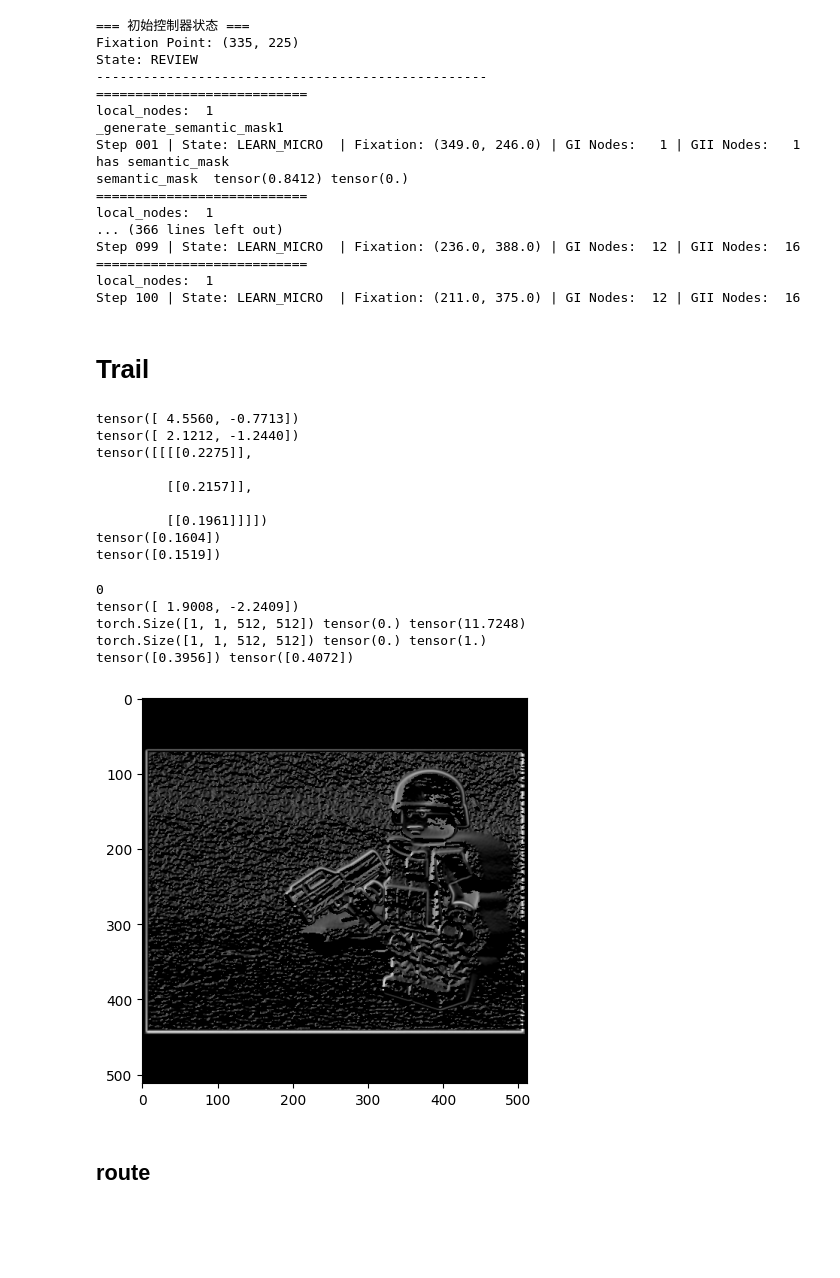
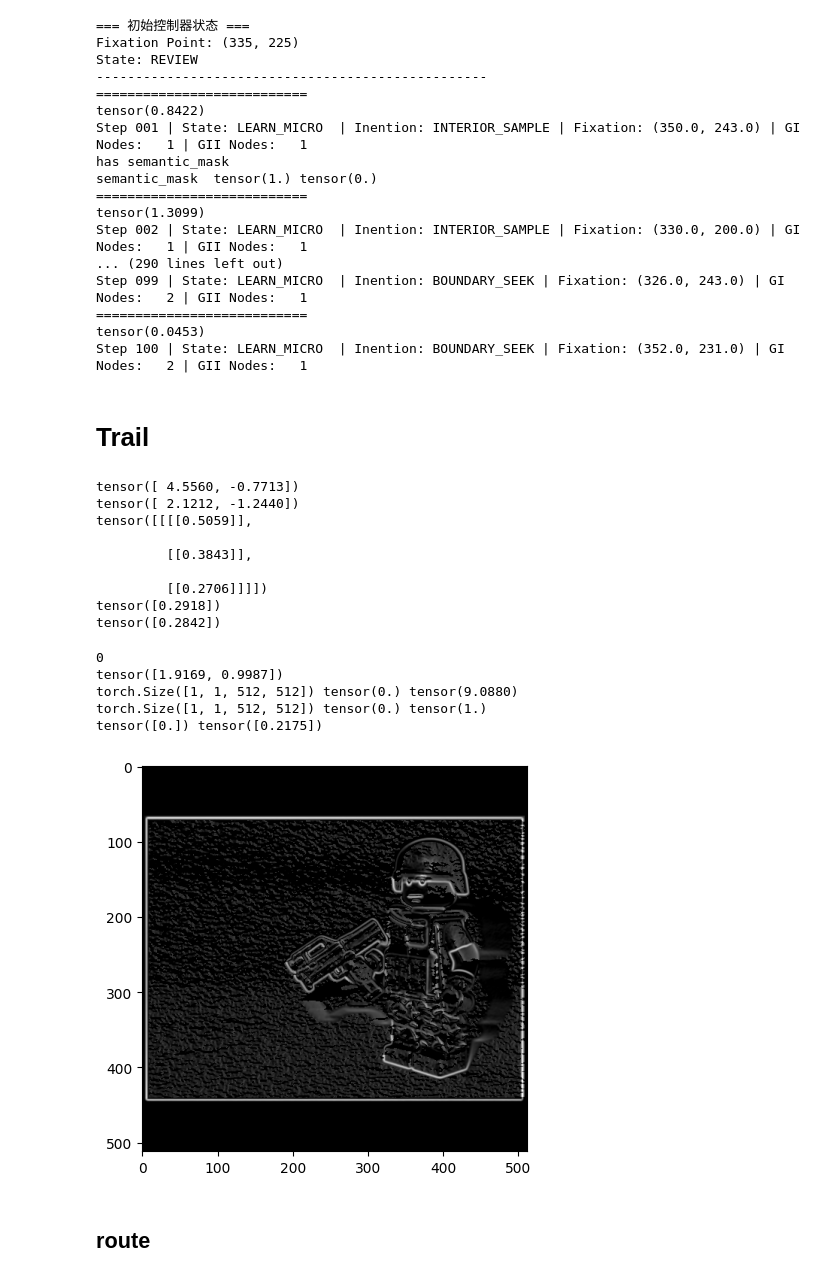
Before and after one commit to jzkaknckx/Conscious-demo, a Jupyter notebook: src/test_memorypoolForJune2.ipynb, the cells around one changed output. Drawn from its saved outputs; the diff is of its cells as text; code cells hidden in the pictures; blank space fills up the shorter version.

Commit message:
intentionAddedinController

```diff
--- a/src/test_memorypoolForJune2.ipynb
+++ b/src/test_memorypoolForJune2.ipynb
@@ -109,6 +109,7 @@ for step in range(1, max_steps + 1):
 
     # 提取当前信息
     current_state = controller.state.name
+    current_intention = controller.micro_intention.name
     fx, fy = controller.fixation_point
     num_gi_nodes = len(gmem_i.nodes)
     num_gii_nodes = len(gmem_ii.semantic_nodes)
@@ -116,6 +117,7 @@ for step in range(1, max_steps + 1):
     # 打印单步调试数据
     print(f"Step {step:03d} | "
           f"State: {current_state:<12} | "
+          f"Inention: {current_intention:<12} | "
           f"Fixation: ({fx:4.1f}, {fy:4.1f}) | "
           f"GI Nodes: {num_gi_nodes:3d} | "
           f"GII Nodes: {num_gii_nodes:3d}")
@@ -139,14 +141,13 @@ for step in range(1, max_steps + 1):
     if prev_state != current_state and controller.semantic_mask is not None:
       print("has semantic_mask")
       print("semantic_mask ", controller.semantic_mask.max(), controller.semantic_mask.min())
-      m1 = controller.matrix1
-      test_m1.append(m1)
       semantic_mask.append(controller.semantic_mask)
       semantic_history.append(controller.semantic_history)
       step_GmemII_sepratemark.append(step)
 
-    if controller.current_interest_map is not None:
-      test_m2.append(controller.current_interest_map)
+    if controller.matrix1 is not None:
+      m1 = controller.matrix1
+      test_m1.append(m1)
 
     '''
     if step in [7,8,9,10,11,12,13,14,15,16,17,18,19]:
@@ -172,18 +173,18 @@ Fixation Point: (335, 225)
 State: REVIEW
 --------------------------------------------------
 ===========================
-local_nodes:  1
-_generate_semantic_mask1
-Step 001 | State: LEARN_MICRO  | Fixation: (349.0, 246.0) | GI Nodes:   1 | GII Nodes:   1
+tensor(0.8422)
+Step 001 | State: LEARN_MICRO  | Inention: INTERIOR_SAMPLE | Fixation: (350.0, 243.0) | GI Nodes:   1 | GII Nodes:   1
 has semantic_mask
-semantic_mask  tensor(0.8412) tensor(0.)
+semantic_mask  tensor(1.) tensor(0.)
 ===========================
-local_nodes:  1
-... (366 lines left out)
-Step 099 | State: LEARN_MICRO  | Fixation: (236.0, 388.0) | GI Nodes:  12 | GII Nodes:  16
+tensor(1.3099)
+Step 002 | State: LEARN_MICRO  | Inention: INTERIOR_SAMPLE | Fixation: (330.0, 200.0) | GI Nodes:   1 | GII Nodes:   1
+... (290 lines left out)
+Step 099 | State: LEARN_MICRO  | Inention: BOUNDARY_SEEK | Fixation: (326.0, 243.0) | GI Nodes:   2 | GII Nodes:   1
 ===========================
-local_nodes:  1
-Step 100 | State: LEARN_MICRO  | Fixation: (211.0, 375.0) | GI Nodes:  12 | GII Nodes:  16
+tensor(0.0453)
+Step 100 | State: LEARN_MICRO  | Inention: BOUNDARY_SEEK | Fixation: (352.0, 231.0) | GI Nodes:   2 | GII Nodes:   1
 # %% [markdown]
 # Trail
 # %%
@@ -197,7 +198,7 @@ import os
 
 # print(controller.interest_map)
 # %%
-nid = 2
+nid = 0
 target_nodes = [gmem_i.nodes[nid]]
 S_maps = {}
 active_nodes = [n for n in target_nodes]
@@ -221,37 +222,37 @@ print(S_m[0,:,252,354])
 # %% [output]
 tensor([ 4.5560, -0.7713])
 tensor([ 2.1212, -1.2440])
-tensor([[[[0.2275]],
+tensor([[[[0.5059]],
 
-         [[0.2157]],
+         [[0.3843]],
 
-         [[0.1961]]]])
-tensor([0.1604])
-tensor([0.1519])
+         [[0.2706]]]])
+tensor([0.2918])
+tensor([0.2842])
 # %%
-nid = 4
+nid = 1
 print(gmem_i.nodes[nid].modality_id)
 print(gmem_i.nodes[nid].prototype)
 
 node_id1_footprint = gpos.l1_footprint_projection(X_subspaces,[gmem_i.nodes[nid]])
 footp_nid1 = node_id1_footprint[gmem_i.nodes[nid].node_id]
 
 footp_nid1 = footp_nid1.clamp(min = 0.0)
 print(footp_nid1.shape, footp_nid1.min(), footp_nid1.max())
 footp_nid1 = (footp_nid1 - footp_nid1.min()) / (footp_nid1.max() - footp_nid1.min())
 print(footp_nid1.shape, footp_nid1.min(), footp_nid1.max())
 print(footp_nid1[0,:,329,187], footp_nid1[0,:,252,354])
 
 fig, axes = plt.subplots(1, 1, figsize=(15, 5))
 axes.imshow(tensor_to_image_1channel(footp_nid1))
 plt.show()
 # %% [output]
 0
-tensor([ 1.9008, -2.2409])
-torch.Size([1, 1, 512, 512]) tensor(0.) tensor(11.7248)
+tensor([1.9169, 0.9987])
+torch.Size([1, 1, 512, 512]) tensor(0.) tensor(9.0880)
 torch.Size([1, 1, 512, 512]) tensor(0.) tensor(1.)
-tensor([0.3956]) tensor([0.4072])
+tensor([0.]) tensor([0.2175])
-[figure, old version]
+[figure, new version]
 # %% [markdown]
 ## route
 # %%
```
Also changed, not shown: parts of 4 cells of this notebook, 10 other files.
